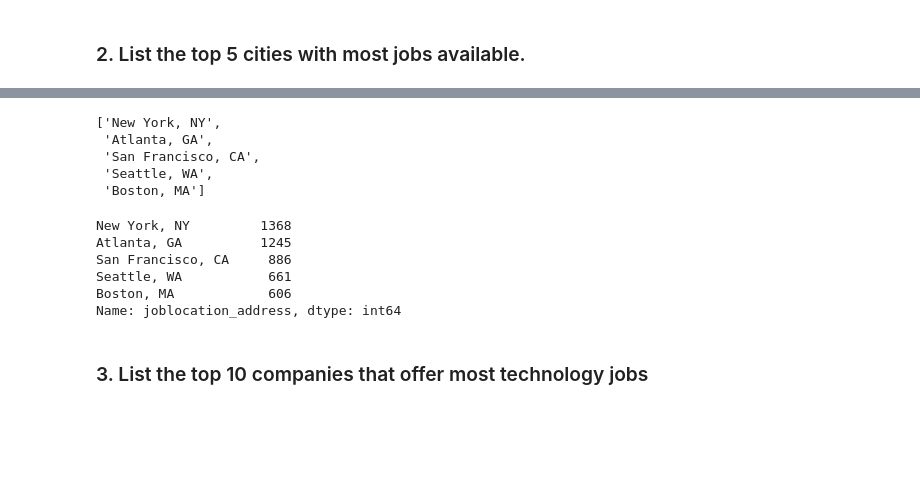
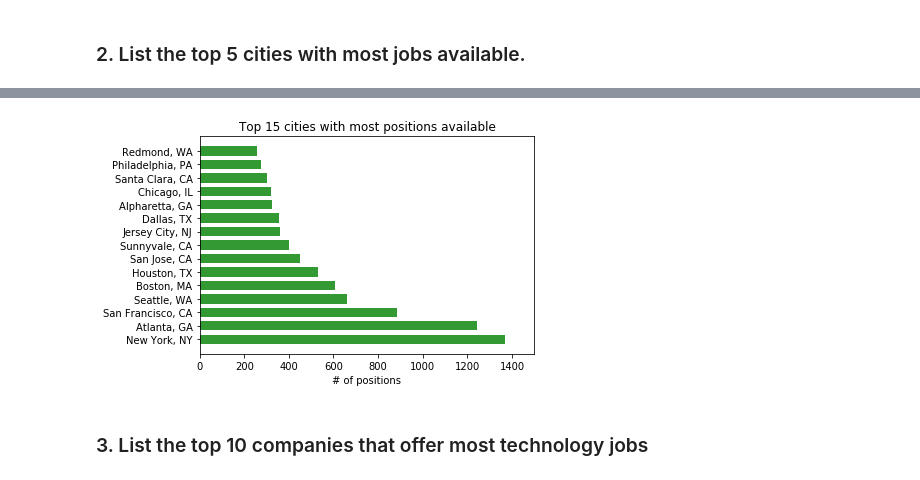
Before and after one commit to Leona-Hu/Skill-Finder, a Jupyter notebook: Skill_Finder_Analysis.ipynb, the cells around one changed output, grey strips where cells are left out. Drawn from its saved outputs; the diff is of its cells as text; code cells hidden in the pictures; blank space fills up the shorter version.

```diff
--- a/Skill_Finder_Analysis.ipynb
+++ b/Skill_Finder_Analysis.ipynb
@@ -143,14 +139,14 @@ plt.show()
 # %% [markdown]
 ### 2. List the top 5 cities with most jobs available.
-# %%
-data = df['joblocation_address'].value_counts()[0:5]
-labels = df['joblocation_address'].value_counts().index.tolist()[0:5]
 # %%
-plt.barh(range(5), data, height=0.7, color='green', alpha=0.8)
-plt.yticks(range(5), labels)
-plt.xlim(0,1500)
-plt.xlabel("# of positions")
-plt.title("Top 5 cities with most positions available")
-# for x, y in enumerate(data):
-#     plt.text(y + 0.2, x - 0.1, '%s' % y)
-plt.show()
+def plot_top_cities_usa(df):
+    data = df['joblocation_address'].value_counts()[0:15]
+    labels = df['joblocation_address'].value_counts().index.tolist()[0:15]
+
+    plt.barh(range(15), data, height=0.7, color='green', alpha=0.8)
+    plt.yticks(range(15), labels)
+    plt.xlim(0,1500)
+    plt.xlabel("# of positions", color='k')
+    plt.title("Top 15 cities with most positions available", color='k')
+    plt.savefig('top_cities.png', dpi=300, bbox_inches='tight')
+    plt.show()
@@ -159,19 +153,6 @@ plt.show()
-# %%
-labels
-# %% [output]
-['New York, NY',
- 'Atlanta, GA',
- 'San Francisco, CA',
- 'Seattle, WA',
- 'Boston, MA']
-# %%
-data
-# %% [output]
-New York, NY         1368
-Atlanta, GA          1245
-San Francisco, CA     886
-Seattle, WA           661
-Boston, MA            606
-Name: joblocation_address, dtype: int64
+# %%
+plot_top_cities_usa(df)
+# %% [output]
+[figure, added]
 # %% [markdown]
 ### 3. List the top 10 companies that offer most technology jobs
```
Also changed, not shown: parts of 46 cells of this notebook.
